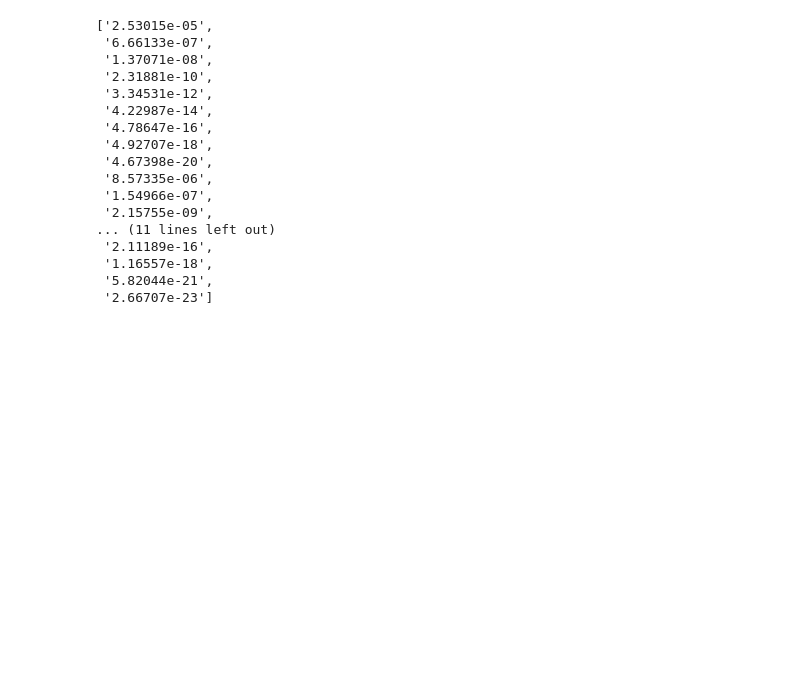
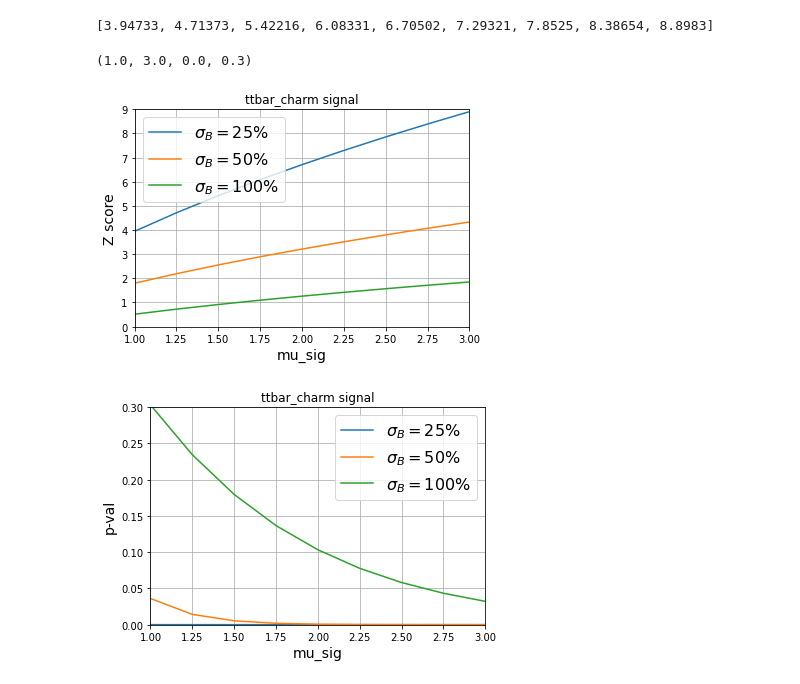
Before and after one commit to mghasemi19/TopFC, a Jupyter notebook: Fit_results/significance_plot.ipynb, the cells around one changed output. Cells and saved outputs as stored; diff of their text form; code cells hidden in the pictures; blank space fills up the shorter version.

```diff
--- a/Fit_results/significance_plot.ipynb
+++ b/Fit_results/significance_plot.ipynb
@@ -131,20 +140,52 @@ plt.axis([1, 3, 0, 0.3])
-# %%
-split_lst[0]
-# %% [output]
-['2.53015e-05',
- '6.66133e-07',
- '1.37071e-08',
- '2.31881e-10',
- '3.34531e-12',
- '4.22987e-14',
- '4.78647e-16',
- '4.92707e-18',
- '4.67398e-20',
- '8.57335e-06',
- '1.54966e-07',
- '2.15755e-09',
-... (11 lines left out)
- '2.11189e-16',
- '1.16557e-18',
- '5.82044e-21',
- '2.66707e-23']
+# %%
+filename = "./ttup.txt"
+lines = open(filename).read().splitlines()
+
+mu_sig = [1, 1.25, 1.5, 1.75, 2, 2.25, 2.5, 2.75, 3]
+relativeBkgUncert = [0.25, 0.5, 1]
+# %%
+import itertools
+def split_list(lst, val):
+    return [list(group) for k, group in itertools.groupby(lst, lambda x: x==val) if not k]
+split_lst = split_list(lines, '')
+# %%
+# AMS 0.75
+pval_25 = list(map(float, split_lst[0][:9]))
+pval_50 = list(map(float, split_lst[2][:9]))
+pval_100 = list(map(float, split_lst[4][:9]))
+zval_25 = list(map(float, split_lst[1][:9]))
+zval_50 = list(map(float, split_lst[3][:9]))
+zval_100 = list(map(float, split_lst[5][:9]))
+
+print(zval_25)
+
+plt.figure(0)
+plt.plot(mu_sig, zval_25, label = "$\sigma_{B}=$25%")
+plt.plot(mu_sig, zval_50, label = "$\sigma_{B}=$50%")
+plt.plot(mu_sig, zval_100, label = "$\sigma_{B}=$100%")
+
+plt.grid(True)
+plt.legend(loc="upper left", fontsize=16)
+
+plt.xlabel("mu_sig", fontsize=14)
+plt.ylabel("Z score", fontsize=14)
+plt.title("ttbar_charm signal")
+plt.axis([1, 3, 0, 9])
+
+plt.figure(1)
+plt.plot(mu_sig, pval_25, label = "$\sigma_{B}=$25%")
+plt.plot(mu_sig, pval_50, label = "$\sigma_{B}=$50%")
+plt.plot(mu_sig, pval_100, label = "$\sigma_{B}=$100%")
+
+plt.grid(True)
+plt.legend(loc="upper right", fontsize=16)
+
+plt.xlabel("mu_sig", fontsize=14)
+plt.ylabel("p-val", fontsize=14)
+plt.title("ttbar_charm signal")
+plt.axis([1, 3, 0, 0.3])
+# %% [output]
+[3.94733, 4.71373, 5.42216, 6.08331, 6.70502, 7.29321, 7.8525, 8.38654, 8.8983]
+(1.0, 3.0, 0.0, 0.3)
+[figure, added]
+[figure, added]
```
Also changed, not shown: parts of 5 cells of this notebook, 8 other files.
